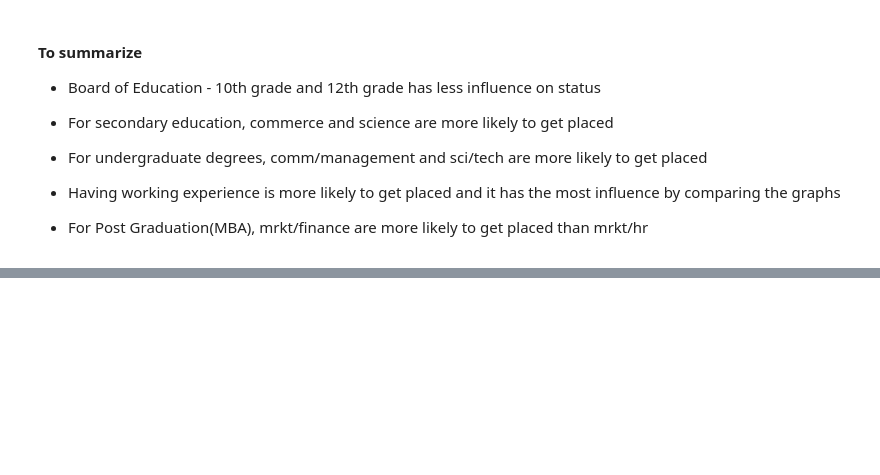
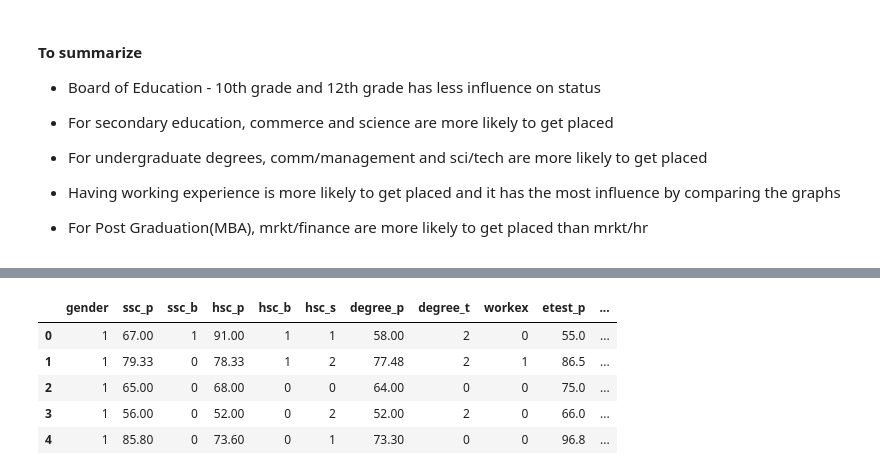
Before and after one commit to lucioew28/avaliacao_c2_a1_adac, a Jupyter notebook: main.ipynb, the cells around one changed output, grey strips where cells are left out. Saved outputs shown, nothing was run; the diff lists cells and outputs as text; code cells hidden in the pictures; blank space fills up the shorter version.

```diff
--- a/main.ipynb
+++ b/main.ipynb
@@ -302,0 +333,22 @@ plt.show()
+# %%
+# instancia a classe LabelEncoder
+label_encoder = LabelEncoder()
+
+# aplica a tecnica de label encoder
+df_no_salary['gender'] = label_encoder.fit_transform(df_no_salary['gender'])
+df_no_salary['ssc_b'] = label_encoder.fit_transform(df_no_salary['ssc_b'])
+df_no_salary['hsc_b'] = label_encoder.fit_transform(df_no_salary['hsc_b'])
+df_no_salary['hsc_s'] = label_encoder.fit_transform(df_no_salary['hsc_s'])
+df_no_salary['degree_t'] = label_encoder.fit_transform(df_no_salary['degree_t'])
+df_no_salary['workex'] = label_encoder.fit_transform(df_no_salary['workex'])
+df_no_salary['specialisation'] = label_encoder.fit_transform(df_no_salary['specialisation'])
+df_no_salary['status'] = label_encoder.fit_transform(df_no_salary['status'])
+
+df_no_salary.head()
+# %% [output]
+|  | gender | ssc_p | ssc_b | hsc_p | hsc_b | hsc_s | degree_p | degree_t | workex | etest_p | ... |
+| 0 | 1 | 67.00 | 1 | 91.00 | 1 | 1 | 58.00 | 2 | 0 | 55.0 | ... |
+| 1 | 1 | 79.33 | 0 | 78.33 | 1 | 2 | 77.48 | 2 | 1 | 86.5 | ... |
+| 2 | 1 | 65.00 | 0 | 68.00 | 0 | 0 | 64.00 | 0 | 0 | 75.0 | ... |
+| 3 | 1 | 56.00 | 0 | 52.00 | 0 | 2 | 52.00 | 2 | 0 | 66.0 | ... |
+| 4 | 1 | 85.80 | 0 | 73.60 | 0 | 1 | 73.30 | 0 | 0 | 96.8 | ... |
```
Also changed, not shown: parts of 14 cells of this notebook.
